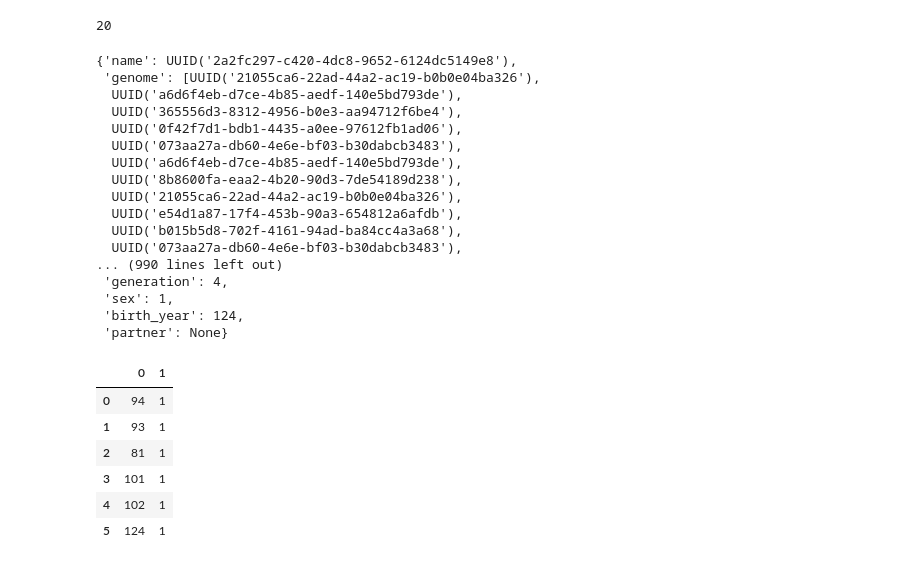
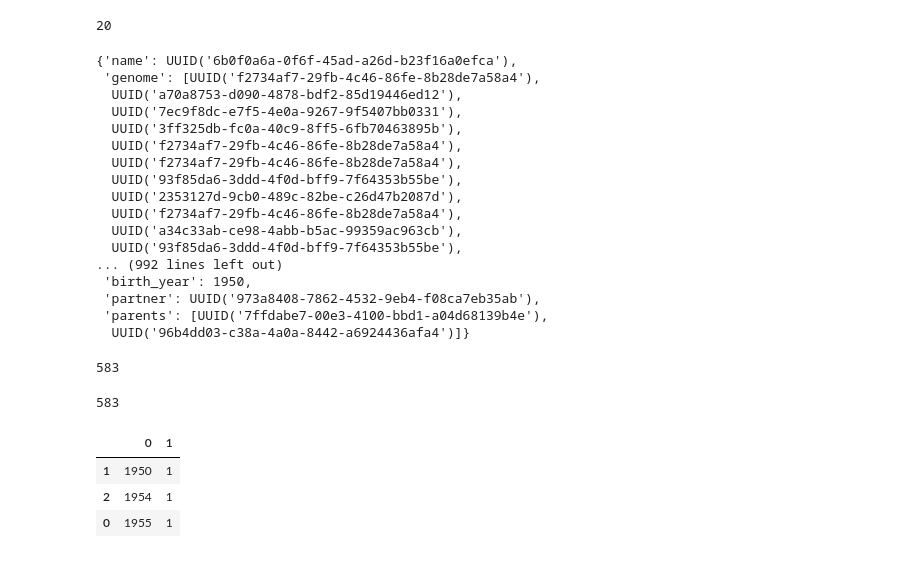
Before and after one commit to matthewstidham/genome_simulation, a Jupyter notebook: genome simulator.ipynb, the cells around one changed output. Saved outputs shown, nothing was run; the diff lists cells and outputs as text; code cells hidden in the pictures.

Commit message:
add updated version of genome simuulator
Signed-off-by: Matthew Stidham <matthewstidham@Matthews-Air.fios-router.home>

```diff
--- a/genome simulator.ipynb
+++ b/genome simulator.ipynb
@@ -12,15 +13,16 @@ class GenomeSimulator:
         self.generation = 1
         self.people = dict()
 
-    def setup(self):
-        for _ in range(32):
+    def setup(self, population=32):
+        for _ in range(population):
             value = uuid.uuid4()
             self.people[value] = {'name':value,
                                   'genome': [value] * 20_000,
                                   'generation': self.generation,
                                   'sex':random.randint(0,1),
-                                  'birth_year':random.randint(0,10),
-                                  'partner': None}
+                                  'birth_year':random.randint(0,10)+1800,
+                                  'partner': None,
+                                  'parents': None}
 
     def make_partners(self):
         self.generation += 1
@@ -52,7 +54,8 @@ class GenomeSimulator:
                                          'generation': generation,
                                          'sex': random.randint(0,1),
                                          'birth_year': birth_year,
-                                        'partner': None}
+                                         'partner': None,
+                                         'parents':[father['name'],mother['name']]}
 # %%
 def genome_similarity(person_a, person_b):
     matching = 0
@@ -107,23 +112,23 @@ simulation.generation
 # %%
 list(simulation.people.values())[-1]
 # %% [output]
-{'name': UUID('2a2fc297-c420-4dc8-9652-6124dc5149e8'),
- 'genome': [UUID('21055ca6-22ad-44a2-ac19-b0b0e04ba326'),
-  UUID('a6d6f4eb-d7ce-4b85-aedf-140e5bd793de'),
-  UUID('365556d3-8312-4956-b0e3-aa94712f6be4'),
-  UUID('0f42f7d1-bdb1-4435-a0ee-97612fb1ad06'),
-  UUID('073aa27a-db60-4e6e-bf03-b30dabcb3483'),
-  UUID('a6d6f4eb-d7ce-4b85-aedf-140e5bd793de'),
-  UUID('8b8600fa-eaa2-4b20-90d3-7de54189d238'),
-  UUID('21055ca6-22ad-44a2-ac19-b0b0e04ba326'),
-  UUID('e54d1a87-17f4-453b-90a3-654812a6afdb'),
-  UUID('b015b5d8-702f-4161-94ad-ba84cc4a3a68'),
-  UUID('073aa27a-db60-4e6e-bf03-b30dabcb3483'),
-... (990 lines left out)
- 'generation': 4,
- 'sex': 1,
- 'birth_year': 124,
- 'partner': None}
+{'name': UUID('6b0f0a6a-0f6f-45ad-a26d-b23f16a0efca'),
+ 'genome': [UUID('f2734af7-29fb-4c46-86fe-8b28de7a58a4'),
+  UUID('a70a8753-d090-4878-bdf2-85d19446ed12'),
+  UUID('7ec9f8dc-e7f5-4e0a-9267-9f5407bb0331'),
+  UUID('3ff325db-fc0a-40c9-8ff5-6fb70463895b'),
+  UUID('f2734af7-29fb-4c46-86fe-8b28de7a58a4'),
+  UUID('f2734af7-29fb-4c46-86fe-8b28de7a58a4'),
+  UUID('93f85da6-3ddd-4f0d-bff9-7f64353b55be'),
+  UUID('2353127d-9cb0-489c-82be-c26d47b2087d'),
+  UUID('f2734af7-29fb-4c46-86fe-8b28de7a58a4'),
+  UUID('a34c33ab-ce98-4abb-b5ac-99359ac963cb'),
+  UUID('93f85da6-3ddd-4f0d-bff9-7f64353b55be'),
+... (992 lines left out)
+ 'birth_year': 1950,
+ 'partner': UUID('973a8408-7862-4532-9eb4-f08ca7eb35ab'),
+ 'parents': [UUID('7ffdabe7-00e3-4100-bbd1-a04d68139b4e'),
+  UUID('96b4dd03-c38a-4a0a-8442-a6924436afa4')]}
 # %%
 l1 = []
 count = 0
@@ -133,20 +138,21 @@ for item in simulation.people.values():
         l1.append(item['genome'])
 # %%
 count
+# %% [output]
+583
 # %%
 len(simulation.people)
+# %% [output]
+583
 # %%
 unpartnered = pd.DataFrame(Counter([x['birth_year'] for x in simulation.people.values() if x['partner'] is None]).items()).sort_values(1)
 # %%
-unpartnered
+unpartnered.sort_values(0)
 # %% [output]
 |  | 0 | 1 |
-| 0 | 94 | 1 |
-| 1 | 93 | 1 |
-| 2 | 81 | 1 |
-| 3 | 101 | 1 |
-| 4 | 102 | 1 |
-| 5 | 124 | 1 |
+| 1 | 1950 | 1 |
+| 2 | 1954 | 1 |
+| 0 | 1955 | 1 |
 # %%
 plt.scatter(x=unpartnered[0], y=unpartnered[1])
 # %% [output]
```
Also changed, not shown: parts of 17 cells of this notebook, 1 other file.
